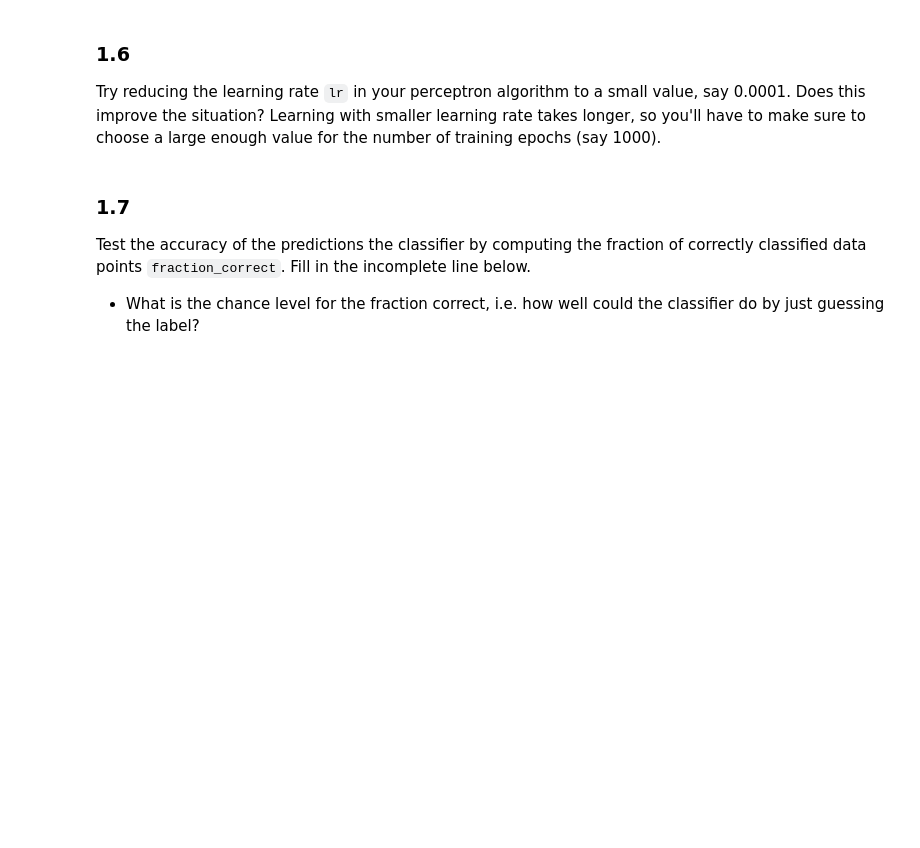
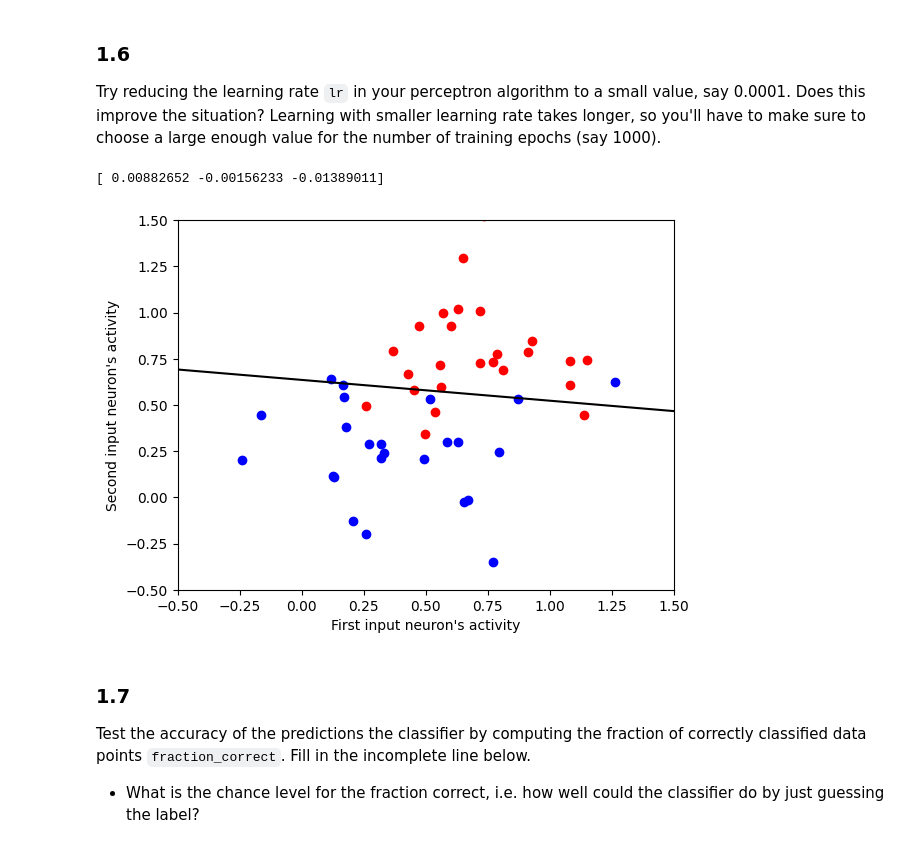
Before and after one commit to WillardFord/BIPN_164, a Jupyter notebook: 2023 BIPN164 HW4.ipynb, the cells around one changed output. Saved outputs shown, nothing was run; the diff lists cells and outputs as text; code cells hidden in the pictures; blank space fills up the shorter version.

```diff
--- a/2023 BIPN164 HW4.ipynb
+++ b/2023 BIPN164 HW4.ipynb
@@ -227,17 +230,17 @@ M = int(P/2)
 # print(M)
 
 # Fill in the lines below to create the data set as described above
-# X[:M,0] = np.random.normal(...)
-# X[:M,1] = np.random.normal(...)
-# X[M:,0] = np.random.normal(...)
-# X[M:,1] = np.random.normal(...)
+X[:M,0] = np.random.normal(loc=0.6, scale=0.3, size=M)
+X[:M,1] = np.random.normal(loc=0.8, scale=0.3, size=M)
+X[M:,0] = np.random.normal(loc=0.3, scale=0.3, size=M)
+X[M:,1] = np.random.normal(loc=0.2, scale=0.3, size=M)
 
 d[:M] = 0
 d[M:] = 1
 
 
-# print(X)
-# print(d)
+#print(X)
+#print(d)
 # %% [markdown]
 Run your perceptron algorithm and plot the results. There likely won't be a perfect solution, since these sets of points probably won't be linearly separable.
 * Does the resulting classifier at least look sensible in that it makes as few mistakes as possible?
@@ -264,3 +302,20 @@ Try reducing the learning rate `lr` in your perceptron algorithm to a small valu
+# %%
+# NOT ASKED but I wanted to see how slower training performed
+perceptron = Perceptron(input_size=2)
+perceptron.fit(X, d)
+print(perceptron.W)
+
+plt.scatter(X[d==0,0],X[d==0,1],c='red')
+plt.scatter(X[d==1,0],X[d==1,1],c='blue')
+plt.plot([-0.5,1.5],[(-perceptron.W[0]+0.5*perceptron.W[1])/perceptron.W[2],(-perceptron.W[0]-1.5*perceptron.W[1])/perceptron.W[2]],'k')
+plt.xlim([-0.5,1.5])
+plt.ylim([-0.5,1.5])
+plt.xlabel("First input neuron's activity")
+plt.ylabel("Second input neuron's activity")
+plt.show()
+# %% [output]
+[ 0.00882652 -0.00156233 -0.01389011]
+[figure, added]
 # %% [markdown]
 ### 1.7
 Test the accuracy of the predictions the classifier by computing the fraction of correctly classified data points `fraction_correct`. Fill in the incomplete line below.
```
Also changed, not shown: parts of 11 cells of this notebook.
